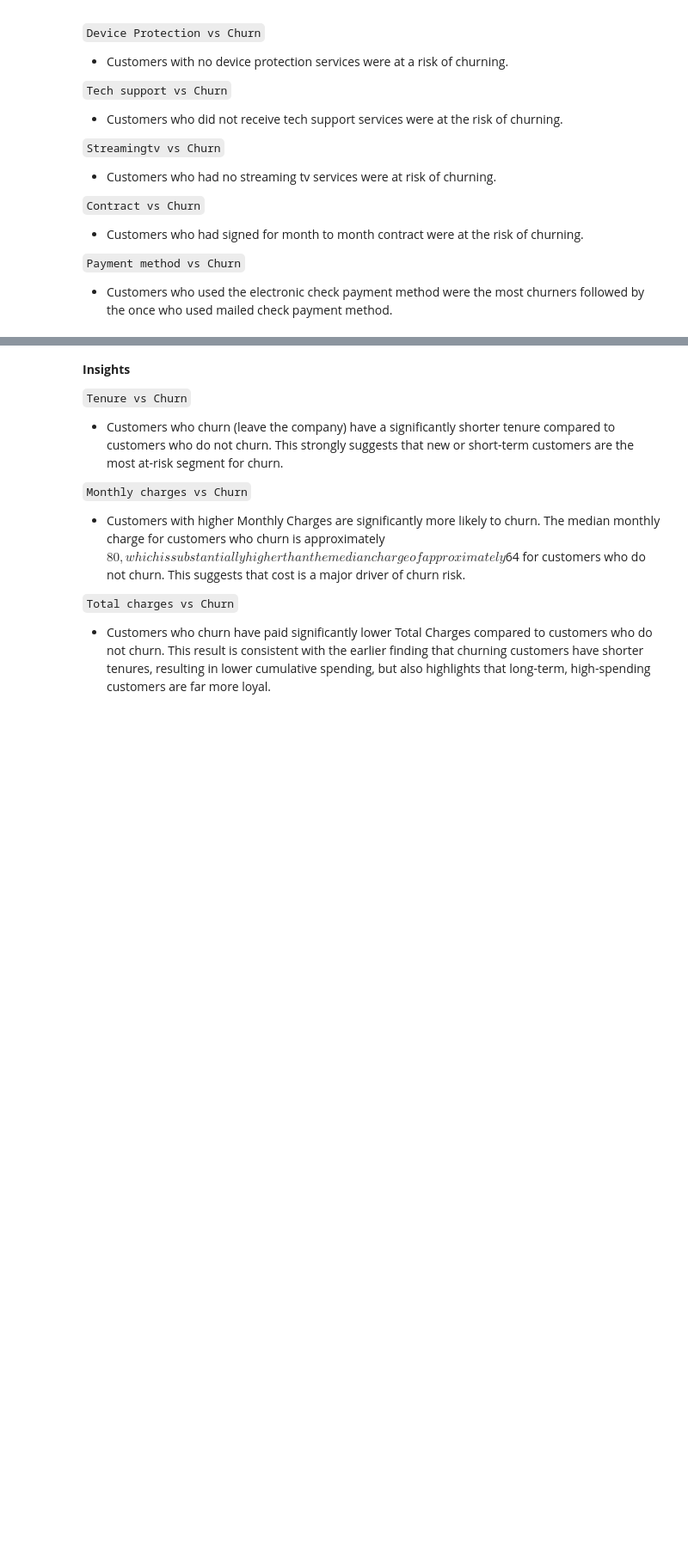
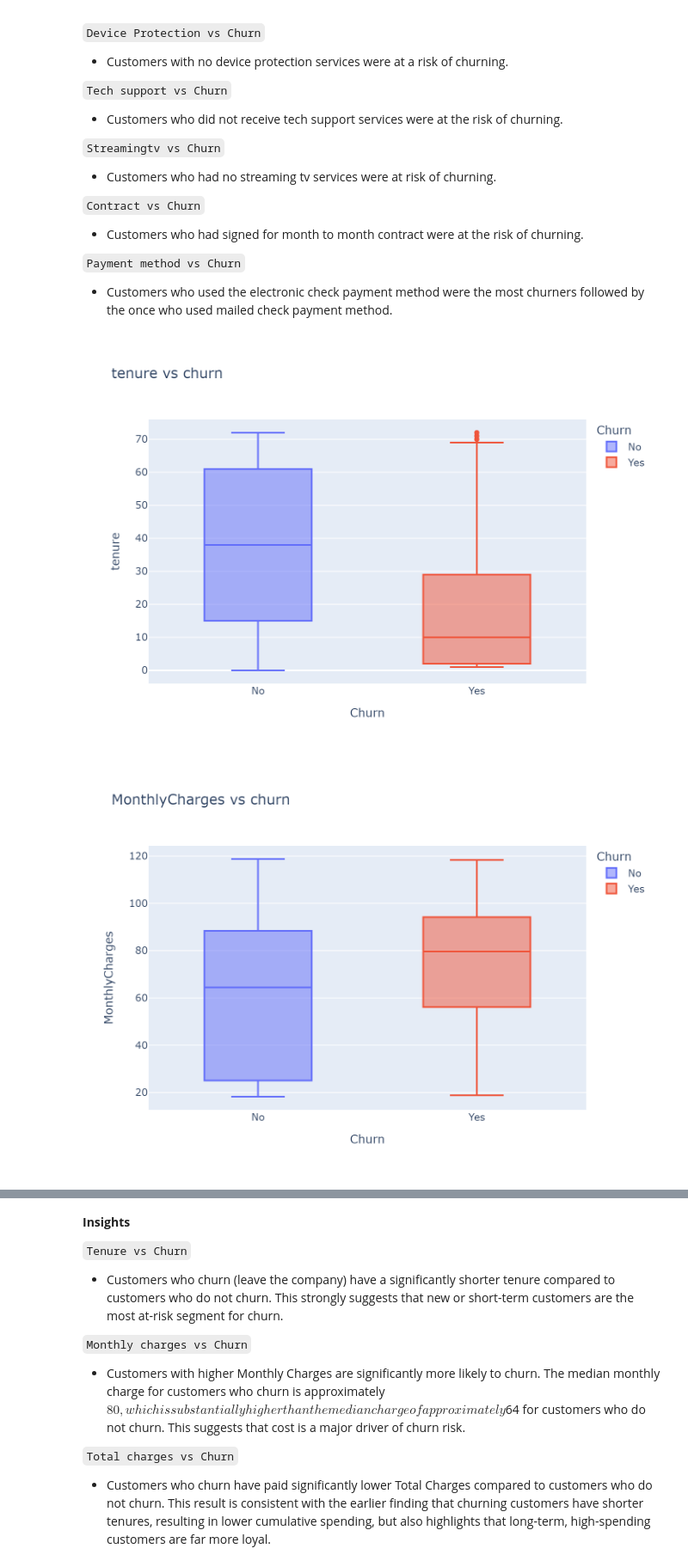
Before and after one commit to ChristabelAtieno/customer-churn-prediction, a Jupyter notebook: notebook/customer_churn_project.ipynb, the cells around one changed output, grey strips where cells are left out. Shown at 86% size. Saved outputs shown, nothing was run; the diff lists cells and outputs as text; code cells hidden in the pictures; blank space fills up the shorter version.

```diff
--- a/notebook/customer_churn_project.ipynb
+++ b/notebook/customer_churn_project.ipynb
@@ -193,7 +203,12 @@ fig.show()
 # %%
 # Distribution of numerical variables verses churn
 numerica_cols = ['tenure','MonthlyCharges', 'TotalCharges']
 
 for col in numerica_cols:
     fig = px.box(df, x='Churn', y=col, color='Churn', title=f"{col} vs churn")
+    fig.write_image(f"{col}_vs_churn.png", scale=2)
     fig.show()
+    display(Image(filename=f"{col}_vs_churn.png"))
+# %% [output]
+[figure, added]
+[figure, added]
```
Also changed, not shown: parts of 9 cells of this notebook, 5 other files.
